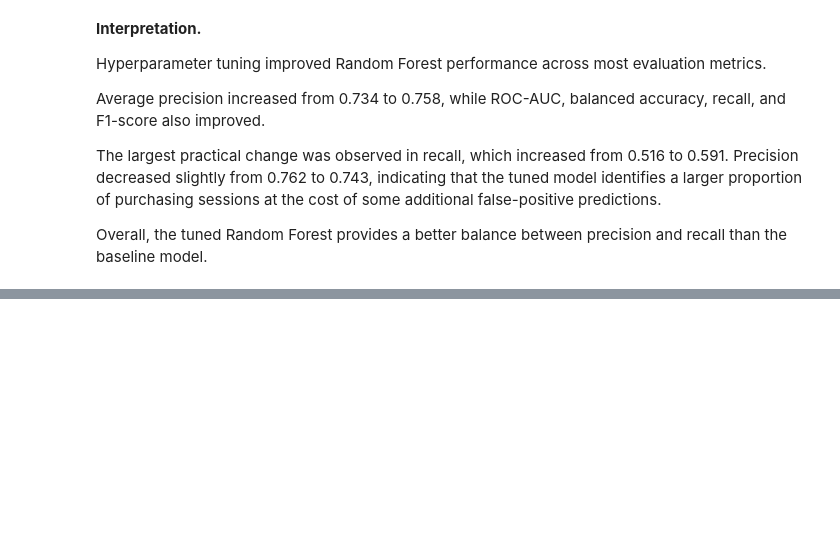
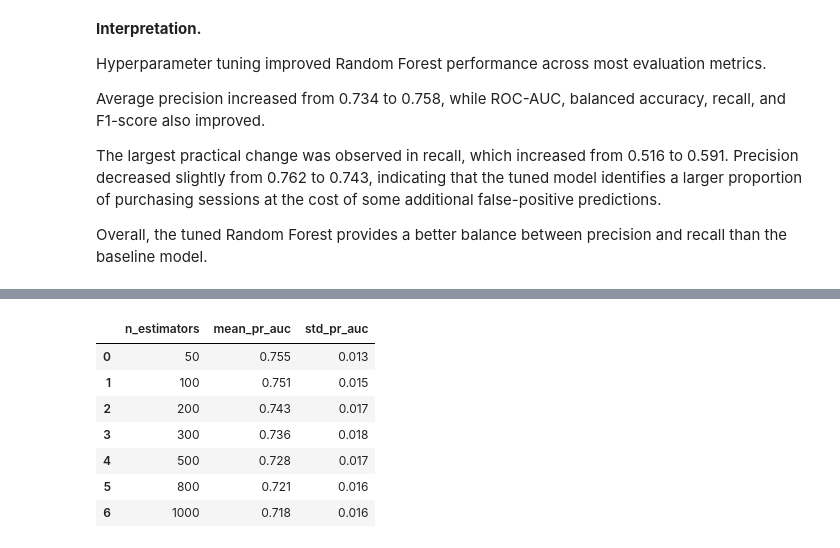
Before and after one commit to EmilB04/Machine-Learning, a Jupyter notebook: project1/notebooks/analysis.ipynb, the cells around one changed output, grey strips where cells are left out. Saved outputs shown, nothing was run; the diff lists cells and outputs as text; code cells hidden in the pictures; blank space fills up the shorter version.

```diff
--- a/project1/notebooks/analysis.ipynb
+++ b/project1/notebooks/analysis.ipynb
@@ -1565,0 +1584,51 @@ and recall than the baseline model.
+# %%
+from xgboost import XGBClassifier
+
+xgb_tree_counts = [50, 100, 200, 300, 500, 800, 1000]
+
+xgb_tree_results = []
+
+for n_trees in xgb_tree_counts:
+
+    model = Pipeline([
+        ("preprocessor", preprocessor),
+        (
+            "model",
+            XGBClassifier(
+                n_estimators=n_trees,
+                learning_rate=0.1,
+                max_depth=5,
+                random_state=42,
+                eval_metric="logloss",
+                n_jobs=1
+            )
+        )
+    ])
+
+    scores = cross_val_score(
+        model,
+        X_train,
+        y_train,
+        cv=cv,
+        scoring="average_precision",
+        n_jobs=-1
+    )
+
+    xgb_tree_results.append({
+        "n_estimators": n_trees,
+        "mean_pr_auc": scores.mean(),
+        "std_pr_auc": scores.std()
+    })
+
+xgb_tree_results = pd.DataFrame(xgb_tree_results)
+
+xgb_tree_results.round(3)
+# %% [output]
+|  | n_estimators | mean_pr_auc | std_pr_auc |
+| 0 | 50 | 0.755 | 0.013 |
+| 1 | 100 | 0.751 | 0.015 |
+| 2 | 200 | 0.743 | 0.017 |
+| 3 | 300 | 0.736 | 0.018 |
+| 4 | 500 | 0.728 | 0.017 |
+| 5 | 800 | 0.721 | 0.016 |
+| 6 | 1000 | 0.718 | 0.016 |
```
Also changed, not shown: parts of 17 cells of this notebook.
